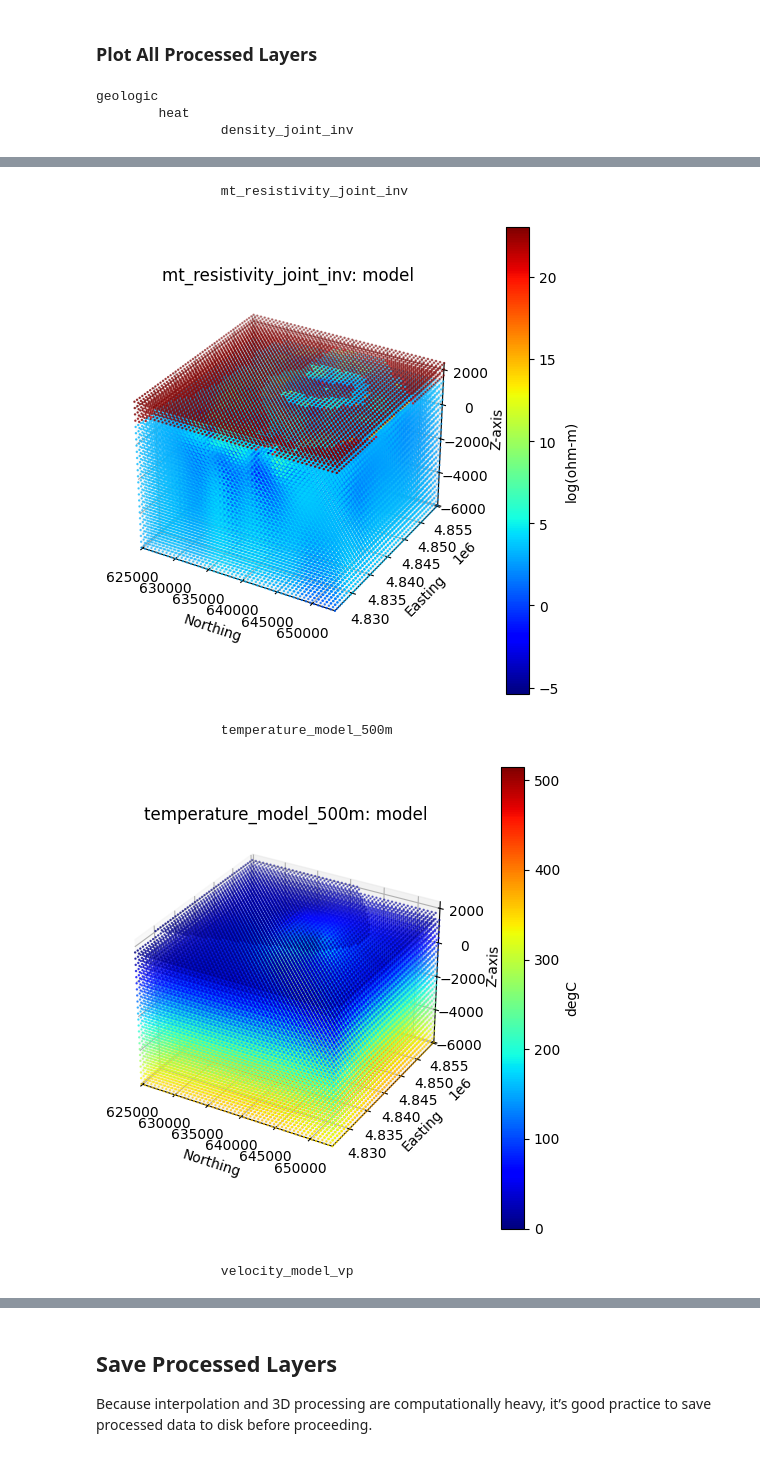
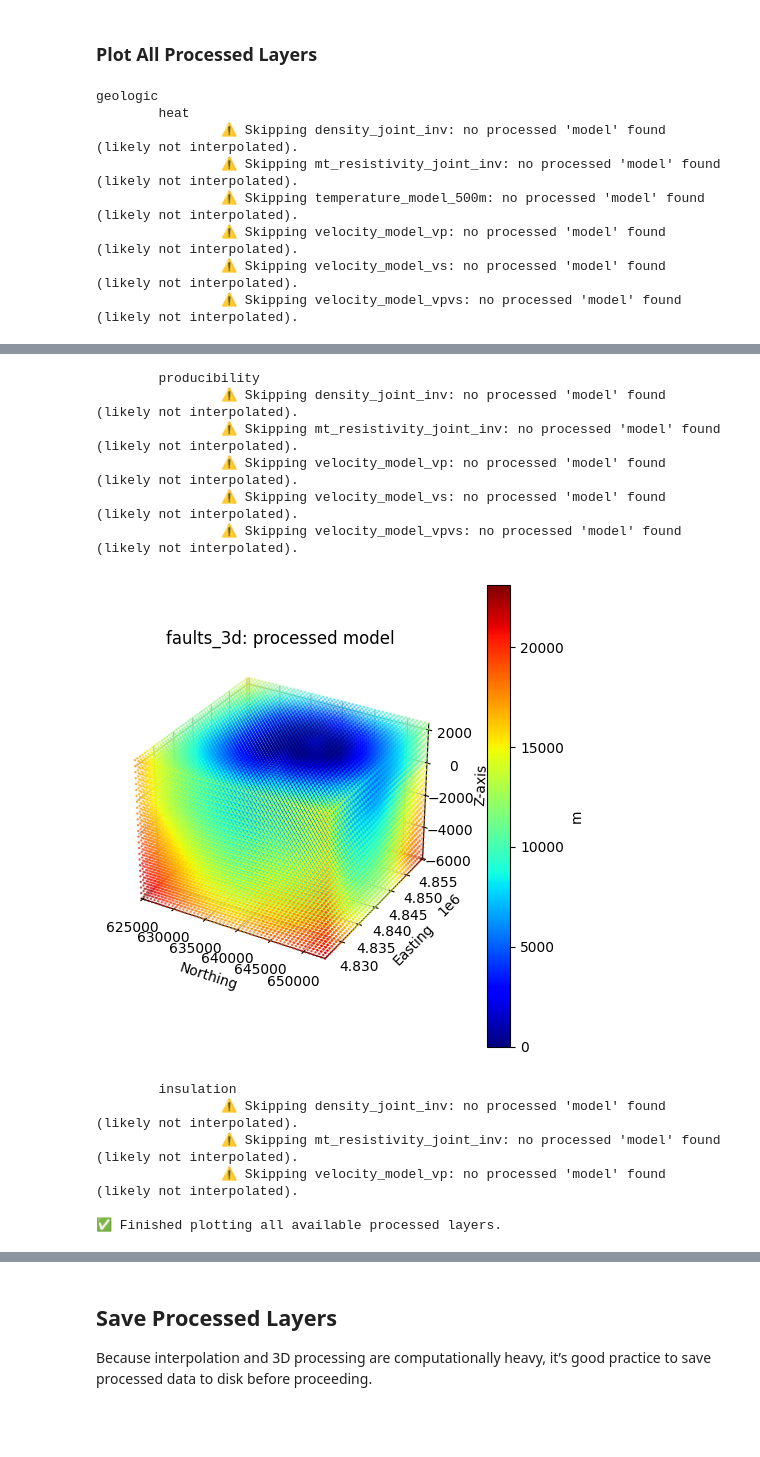
Before and after one commit to NREL/geoPFA, a Jupyter notebook: examples/Newberry/3D/notebooks/1-processing_with_geopfa_newberry.ipynb, the cells around one changed output, grey strips where cells are left out. Cells and saved outputs as stored; diff of their text form; code cells hidden in the pictures; blank space fills up the shorter version.

```diff
--- a/examples/Newberry/3D/notebooks/1-processing_with_geopfa_newberry.ipynb
+++ b/examples/Newberry/3D/notebooks/1-processing_with_geopfa_newberry.ipynb
@@ -439,7 +439,7 @@ for comp in ["heat", "producibility", "insulation"]:
 # Filter extreme densities
 for comp in ["heat", "producibility", "insulation"]:
     gdf = pfa["criteria"]["geologic"]["components"][comp]["layers"]["earthquakes"]["model"]
-    col = pfa["criteria"]["geologic"]["components"][comp]["layers"]["earthquakes"]["map_data_col"]
+    col = pfa["criteria"]["geologic"]["components"][comp]["layers"]["earthquakes"]["model_data_col"]
     filtered = Cleaners.filter_geodataframe(gdf, col, quantile=0.99)
     pfa["criteria"]["geologic"]["components"][comp]["layers"]["earthquakes"]["model"] = filtered
 # %% [output]
@@ -493,7 +493,7 @@ pfa = Processing.distance_from_3d_solids(
 Slice plot in the x direction to better observe the distance function.
 # %%
 gdf = pfa["criteria"]["geologic"]["components"]["producibility"]["layers"]["faults_3d"]["model"]
-col = pfa["criteria"]["geologic"]["components"]["producibility"]["layers"]["faults_3d"]["map_data_col"]
+col = pfa["criteria"]["geologic"]["components"]["producibility"]["layers"]["faults_3d"]["model_data_col"]
 
 GeospatialDataPlotters.geo_plot_3d(gdf, col, "distance (m)", "Fault distance", extent=extent,
                                    markersize=0.5, figsize=(5,5), x_slice=640000)
@@ -522,8 +522,8 @@ for criteria, crit_data in pfa["criteria"].items():
                 continue
 
             gdf = layer_data["model"]
-            col = layer_data.get("map_data_col")
-            units = layer_data.get("map_units", "None")
+            col = layer_data.get("model_data_col")
+            units = layer_data.get("model_units", "None")
             title = f"{layer}: processed model"
 
             # Plot in 3D
@@ -537,4 +537,9 @@ print("\n✅ Finished plotting all available processed layers.")
 # %% [output]
 geologic
         heat
-                density_joint_inv
+                ⚠️ Skipping density_joint_inv: no processed 'model' found (likely not interpolated).
+                ⚠️ Skipping mt_resistivity_joint_inv: no processed 'model' found (likely not interpolated).
+                ⚠️ Skipping temperature_model_500m: no processed 'model' found (likely not interpolated).
+                ⚠️ Skipping velocity_model_vp: no processed 'model' found (likely not interpolated).
+                ⚠️ Skipping velocity_model_vs: no processed 'model' found (likely not interpolated).
+                ⚠️ Skipping velocity_model_vpvs: no processed 'model' found (likely not interpolated).
@@ -542,5 +547,13 @@ geologic
-                mt_resistivity_joint_inv
+        producibility
+                ⚠️ Skipping density_joint_inv: no processed 'model' found (likely not interpolated).
+                ⚠️ Skipping mt_resistivity_joint_inv: no processed 'model' found (likely not interpolated).
+                ⚠️ Skipping velocity_model_vp: no processed 'model' found (likely not interpolated).
+                ⚠️ Skipping velocity_model_vs: no processed 'model' found (likely not interpolated).
+                ⚠️ Skipping velocity_model_vpvs: no processed 'model' found (likely not interpolated).
-[figure, old version]
+[figure, new version]
-                temperature_model_500m
+        insulation
+                ⚠️ Skipping density_joint_inv: no processed 'model' found (likely not interpolated).
+                ⚠️ Skipping mt_resistivity_joint_inv: no processed 'model' found (likely not interpolated).
+                ⚠️ Skipping velocity_model_vp: no processed 'model' found (likely not interpolated).
+
+✅ Finished plotting all available processed layers.
-[figure, removed]
-                velocity_model_vp
```
Also changed, not shown: parts of 5 cells of this notebook, 16 other files.
